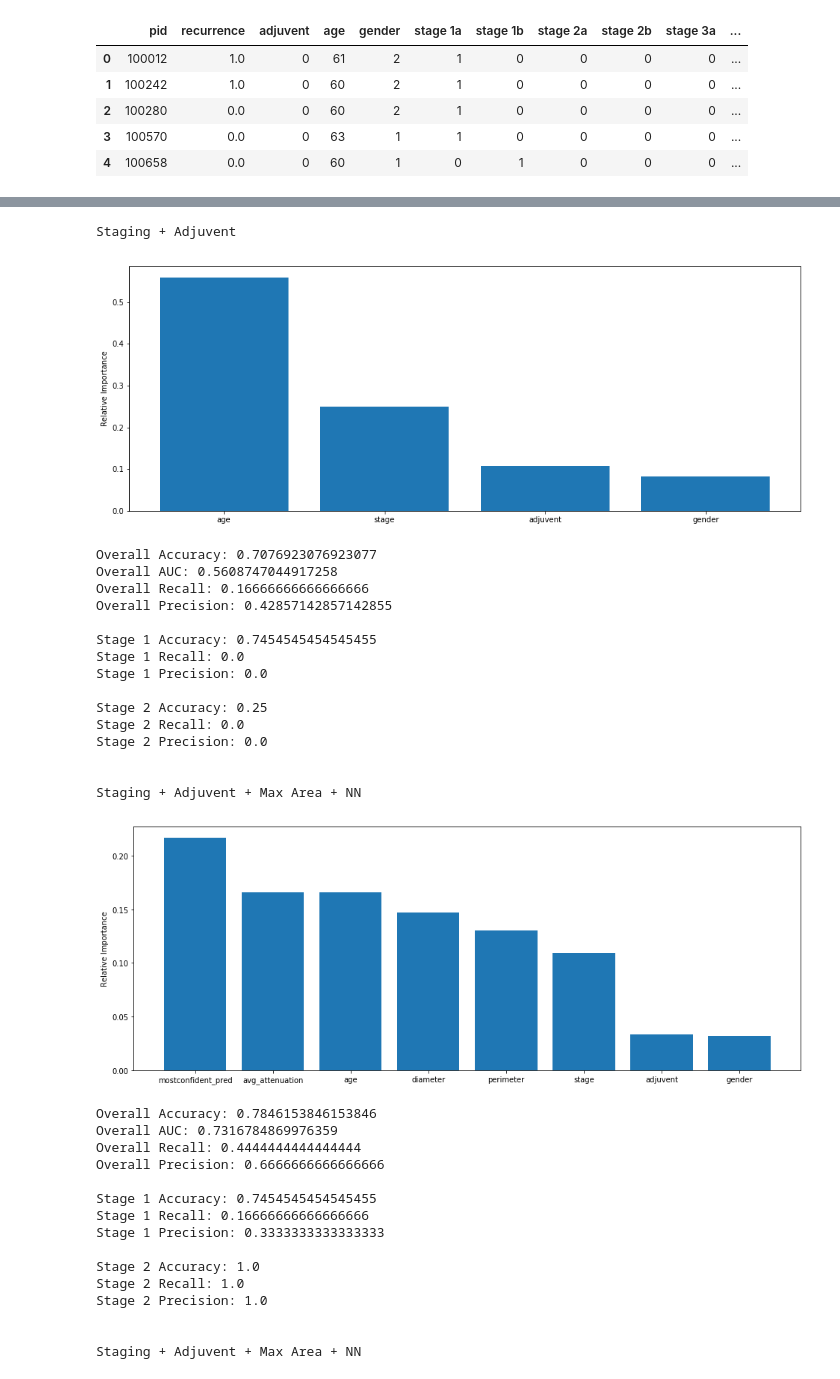
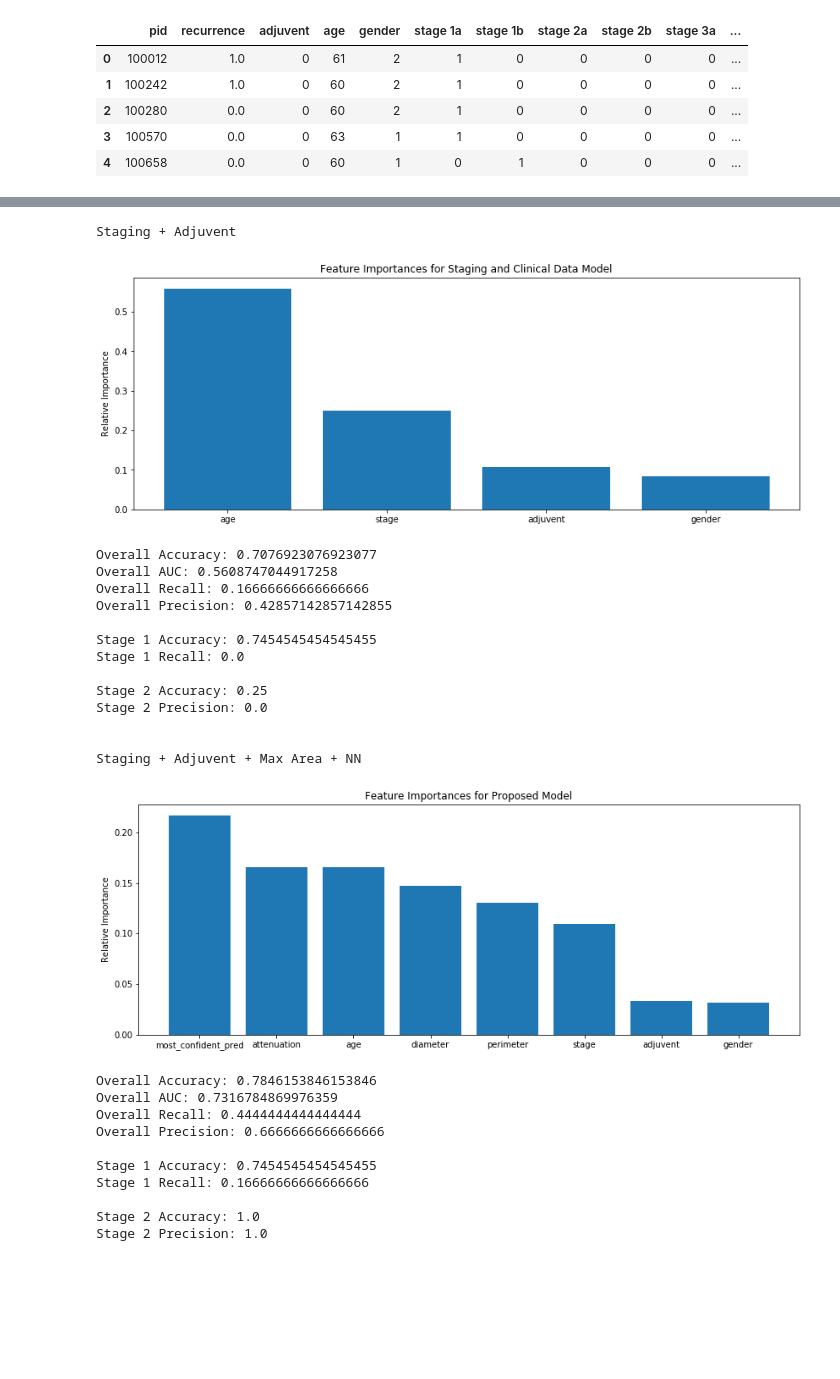
Before and after one commit to maggiebasta/lung-cancer-thesis, a Jupyter notebook: NLST/nlst_train.ipynb, the cells around one changed output, grey strips where cells are left out. Saved outputs shown, nothing was run; the diff lists cells and outputs as text; code cells hidden in the pictures; blank space fills up the shorter version.

```diff
--- a/NLST/nlst_train.ipynb
+++ b/NLST/nlst_train.ipynb
@@ -111,8 +111,11 @@ Ys = np.array(Ys)
 preds = np.concatenate([model.predict(Xs[i*5:min((i+1)*5, 177)]) for i in range(36)])
 print(accuracy_score(Ys, np.round(preds)))
 print(roc_auc_score(Ys, preds))
+print(recall_score(Ys, np.round(preds)))
+print(precision_score(Ys, np.round(preds)))
 
-fig, ax = plt.subplots(1, 1)
+fig, ax = plt.subplots(1, 1, figsize=(6, 5))
+ax.set_title("ROC-AUC per Nodule")
 plot_auc(Ys, preds, ax)
 # %% [output]
 0.7272727272727273
@@ -164,7 +169,7 @@ for row in df.iterrows():
     mean_preds.append(np.array(preds).mean())
 
 df['mean_pred'] = mean_preds
-df['mostconfident_pred'] = highest_preds
+df['most_confident_pred'] = highest_preds
 
 geometric_data = pkl.load(open(f'data/geometric_data.pkl', 'rb'))
 areas = []
@@ -180,13 +185,13 @@ for pid in df.pid:
 df['area'] = areas
 df['perimeter'] = perimiters
 df['diameter'] = diameters
-df['avg_attenuation'] = avg_attenuation
+df['attenuation'] = avg_attenuation
 
 scaler = preprocessing.MinMaxScaler()
 df['area'] = scaler.fit_transform(np.array(areas).reshape(-1,1)).reshape(-1,1).reshape(1, -1)[0]
 df['perimeter'] = scaler.fit_transform(np.array(perimiters).reshape(-1,1)).reshape(-1,1).reshape(1, -1)[0]
 df['diameter'] = scaler.fit_transform(np.array(diameters).reshape(-1,1)).reshape(-1,1).reshape(1, -1)[0]
-df['avg_attenuation'] = scaler.fit_transform(np.array(avg_attenuation).reshape(-1,1)).reshape(-1,1).reshape(1, -1)[0]
+df['attenuation'] = scaler.fit_transform(np.array(avg_attenuation).reshape(-1,1)).reshape(-1,1).reshape(1, -1)[0]
 
 train_ids = pkl.load(open('data/train_ids.pkl', 'rb'))
 test_ids = pkl.load(open('data/test_ids.pkl', 'rb'))
@@ -267,5 +267,5 @@ Precision is ill-defined and being set to 0.0 due to no predicted samples.
 # %%
-def evaluate(features):
+def evaluate(features, title=None):
     X = df_train[features]
     Y = df_train.recurrence
     clf = RandomForestClassifier(n_estimators=15, random_state=5, max_depth=9)
@@ -277,17 +277,22 @@ def evaluate(features):
     sorted_indices = np.argsort(importances)[::-1]
     sorted_importances = [importances[i] for i in sorted_indices]
 
-    fig, ax = plt.subplots(1, 1, figsize=(16, 6))
+    fig, ax = plt.subplots(1, 1, figsize=(14, 5))
     x = range(1, len(sorted_indices)+1)
     ax.bar(x, sorted_importances)
+    if title:
+        ax.set_title(f"Feature Importances for {title}")
     ax.set_ylabel('Relative Importance')
     ax.set_xticks(range(1, len(sorted_indices)+1))
     ax.set_xticklabels([X.columns[i] for i in sorted_indices])
     plt.show()
 
     y_pred = clf.predict_proba(df_test[features])[:, 1]
-#     fig, ax = plt.subplots(1, 1)
+#     fig, ax = plt.subplots(1, 1, figsize=(6, 5))
+#     if title:
+#         ax.set_title(f"ROC-AUC for {title}")
 #     plot_auc(df_test.recurrence, y_pred, ax)
+
     print(f'Overall Accuracy: {accuracy_score(df_test.recurrence, np.round(y_pred))}')
     print(f'Overall AUC: {roc_auc_score(df_test.recurrence, y_pred)}')
     print(f'Overall Recall: {recall_score(df_test.recurrence, np.round(y_pred))}')
@@ -297,54 +302,42 @@ def evaluate(features):
     y_pred_1 = clf.predict_proba(df_stage1[features])[:, 1]
     print(f'\nStage 1 Accuracy: {accuracy_score(df_stage1.recurrence, np.round(y_pred_1))}')
     print(f'Stage 1 Recall: {recall_score(df_stage1.recurrence, np.round(y_pred_1))}')
-    print(f'Stage 1 Precision: {precision_score(df_stage1.recurrence, np.round(y_pred_1))}')
 
     df_stage2 = df_test[np.logical_or(df_test['stage 2b'], df_test['stage 2a'])]
     y_pred_2 = clf.predict_proba(df_stage2[features])[:, 1]
     print(f'\nStage 2 Accuracy: {accuracy_score(df_stage2.recurrence, np.round(y_pred_2))}')
-    print(f'Stage 2 Recall: {recall_score(df_stage2.recurrence, np.round(y_pred_2))}')
     print(f'Stage 2 Precision: {precision_score(df_stage2.recurrence, np.round(y_pred_2))}')
 # %%
 
 print("Staging + Adjuvent")
 evaluate([
     'adjuvent', 'stage', 'gender', 'age'
 
-])
+], title='Staging and Clinical Data Model')
 
 print()
 print("\nStaging + Adjuvent + Max Area + NN")
 evaluate([
-    'adjuvent', 'stage', 'mostconfident_pred','diameter',
-    'avg_attenuation', 'perimeter', 'gender', 'age'
-])
-
-
-print()
-print("\nStaging + Adjuvent + Max Area + NN")
-evaluate([
-    'adjuvent', 'stage', 'mean_pred','diameter',
-    'avg_attenuation', 'perimeter', 'gender', 'age'
-])
+    'adjuvent', 'stage', 'most_confident_pred','diameter',
+    'attenuation', 'perimeter', 'gender', 'age'
+], title='Proposed Model')
 # %% [output]
 Staging + Adjuvent
-[figure, old version]
+[figure, new version]
 Overall Accuracy: 0.7076923076923077
 Overall AUC: 0.5608747044917258
 Overall Recall: 0.16666666666666666
 Overall Precision: 0.42857142857142855
 
 Stage 1 Accuracy: 0.7454545454545455
 Stage 1 Recall: 0.0
-Stage 1 Precision: 0.0
 
 Stage 2 Accuracy: 0.25
-Stage 2 Recall: 0.0
 Stage 2 Precision: 0.0
 
 
 Staging + Adjuvent + Max Area + NN
-[figure, old version]
+[figure, new version]
 Overall Accuracy: 0.7846153846153846
 Overall AUC: 0.7316784869976359
 Overall Recall: 0.4444444444444444
@@ -352,11 +345,6 @@ Overall Precision: 0.6666666666666666
 
 Stage 1 Accuracy: 0.7454545454545455
 Stage 1 Recall: 0.16666666666666666
-Stage 1 Precision: 0.3333333333333333
 
 Stage 2 Accuracy: 1.0
-Stage 2 Recall: 1.0
 Stage 2 Precision: 1.0
-
-
-Staging + Adjuvent + Max Area + NN
```
Also changed, not shown: parts of 4 cells of this notebook.
